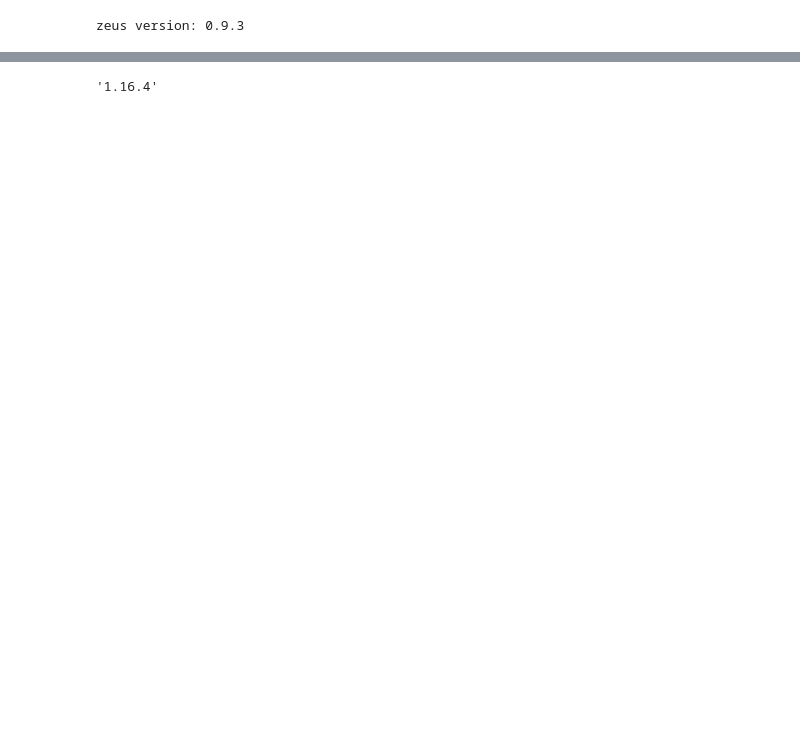
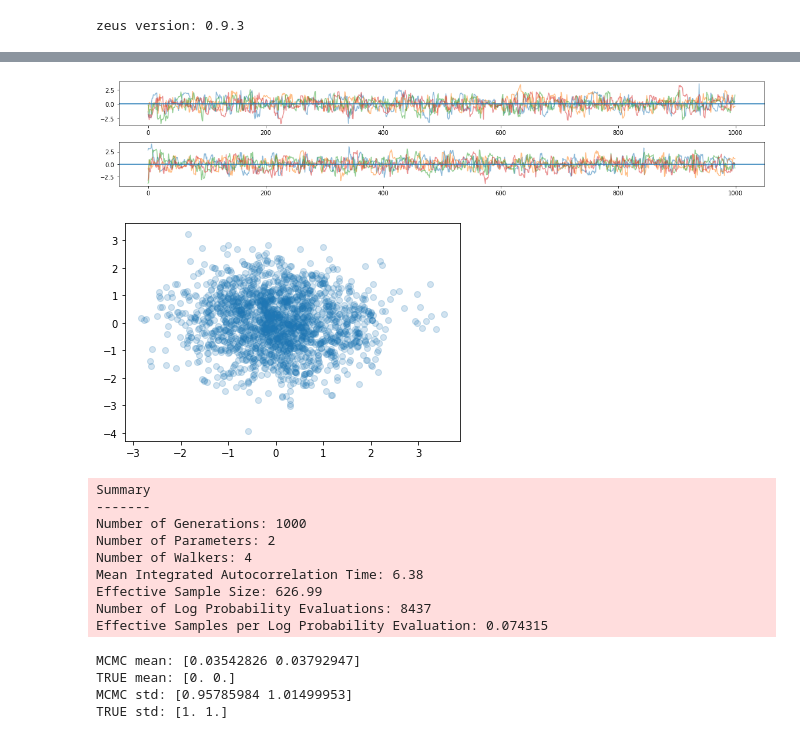
Before and after one commit to minaskar/zeus, a Jupyter notebook: examples/normal_distribution.ipynb, the cells around one changed output, grey strips where cells are left out. Drawn from its saved outputs; the diff is of its cells as text; code cells hidden in the pictures; blank space fills up the shorter version.

```diff
--- a/examples/normal_distribution.ipynb
+++ b/examples/normal_distribution.ipynb
@@ -34,28 +40,38 @@ sampler.run(start, nsteps)
 # %%
 plt.figure(figsize=(16,1.5*ndim))
 for n in range(ndim):
     plt.subplot2grid((ndim, 1), (n, 0))
     plt.plot(np.arange(nsteps),sampler.chain[:,:,n].T,alpha=0.5)
     plt.axhline(y=mu[n])
 plt.tight_layout()
 plt.show()
 
-trace = sampler.flatten()
+trace = sampler.flatten(burn=int(nsteps/2))
 plt.scatter(trace[:,0],trace[:,1], alpha=0.2)
 plt.show()
+
 print('MCMC mean:', np.mean(trace, axis=0))
 print('TRUE mean:', mu)
 print('MCMC std:', np.std(trace, axis=0))
 print('TRUE std:', np.sqrt(np.diag(C)))
 
-
-act_mean_minas = 0.0
-for i in range(ndim):
-    act_mean_minas += zeus.autocorrtime(trace[:,i])
-act_mean_minas /= ndim
-print('act:', act_mean_minas)
-print('ESS:', nwalkers * nsteps / act_mean_minas)
-print('ESS/LE:', (nwalkers * nsteps / act_mean_minas)/sampler.nlogp)
+sampler.summary
+# %% [output]
+[figure, added]
+[figure, added]
+Summary
+-------
+Number of Generations: 1000
+Number of Parameters: 2
+Number of Walkers: 4
+Mean Integrated Autocorrelation Time: 6.38
+Effective Sample Size: 626.99
+Number of Log Probability Evaluations: 8437
+Effective Samples per Log Probability Evaluation: 0.074315
+MCMC mean: [0.03542826 0.03792947]
+TRUE mean: [0. 0.]
+MCMC std: [0.95785984 1.01499953]
+TRUE std: [1. 1.]
 # %%
 print('Percentiles')
 print (np.percentile(trace, [16, 50, 84], axis=0))
@@ -67,7 +83,3 @@ print (np.std(trace, axis=0))
 sample = MCSamples(samples=trace)
 g = plots.getSubplotPlotter(width_inch=14)
 g.triangle_plot([sample], filled=True, shaded=False)
-# %%
-np.__version__
-# %% [output]
-'1.16.4'
```
Also changed, not shown: parts of 2 cells of this notebook, 7 other files.
